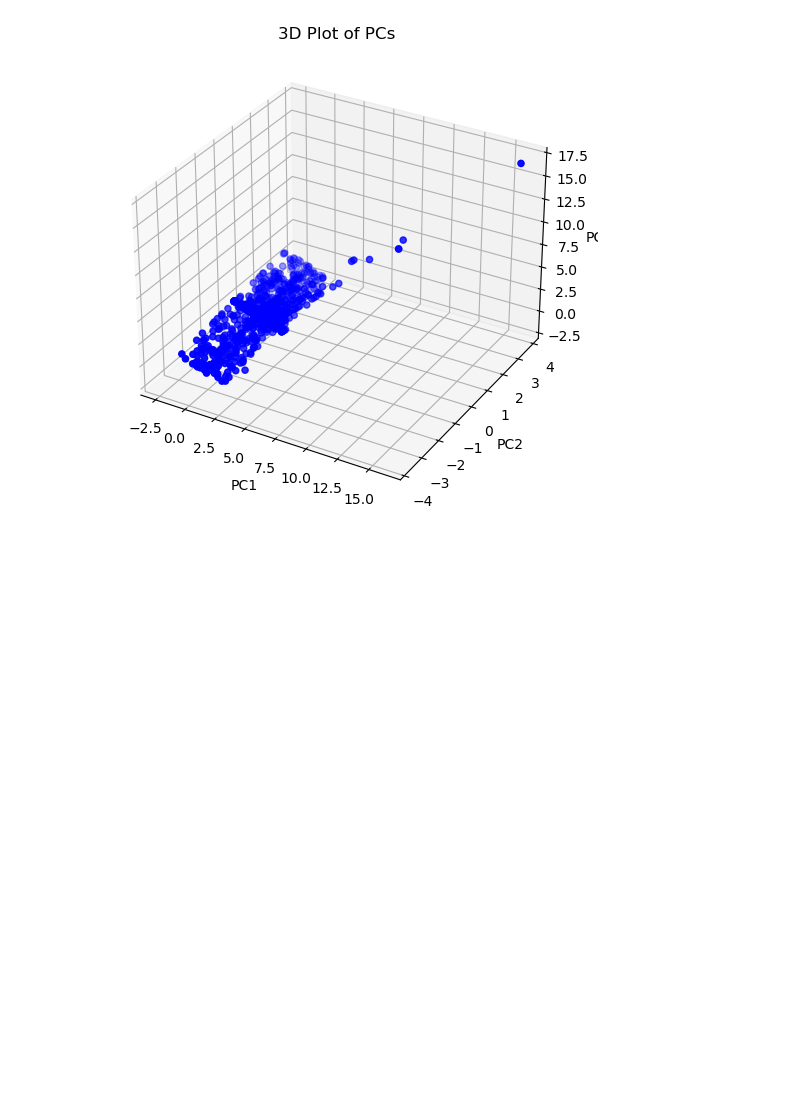
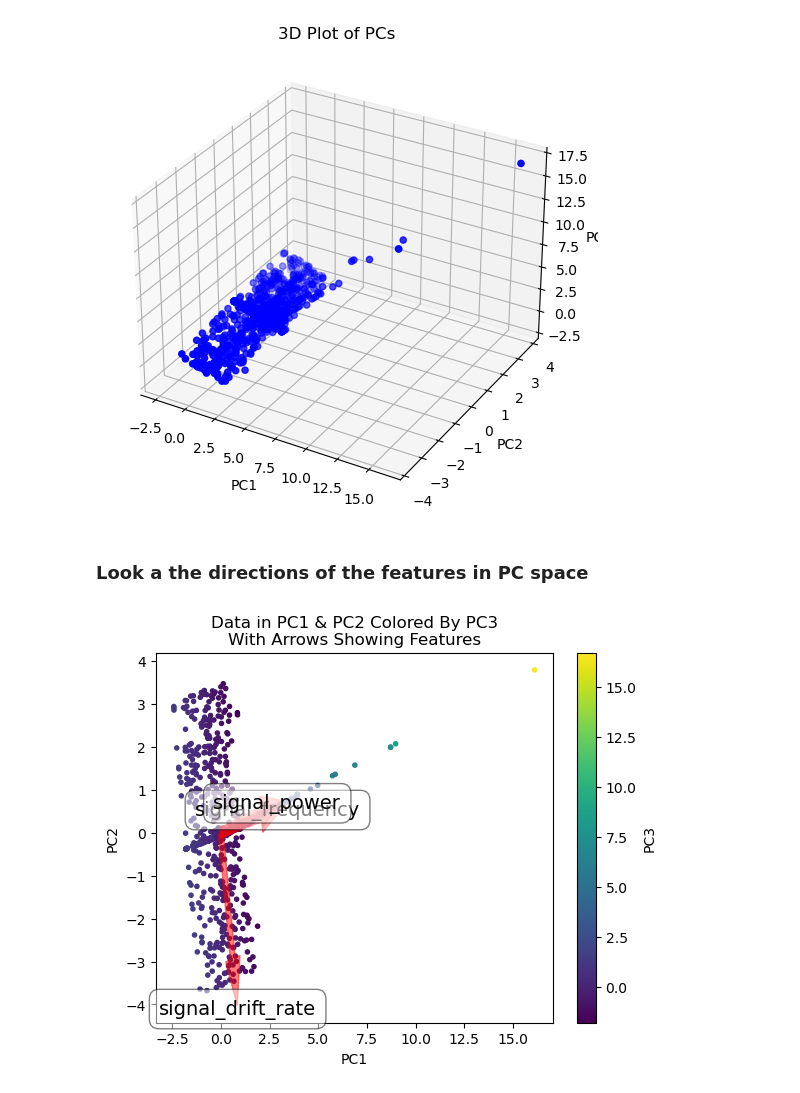
Before and after one commit to talonmyburgh/BL-COSMIC-HighFreq-Search, a Jupyter notebook: pca_exploration/pca_single_time_reduced.ipynb, the cells around one changed output. Cells and saved outputs as stored; diff of their text form; code cells hidden in the pictures; blank space fills up the shorter version.

```diff
--- a/pca_exploration/pca_single_time_reduced.ipynb
+++ b/pca_exploration/pca_single_time_reduced.ipynb
@@ -182,3 +243,26 @@ ax.set_title('3D Plot of PCs')
 plt.show()
 # %% [output]
 [figure]
+# %% [markdown]
+### Look a the directions of the features in PC space
+# %%
+# Show the directions of the original features on the biplot
+plt.scatter(principal_components[:, 0], principal_components[:, 1], marker=".", c=principal_components[:, 2])
+plt.colorbar(label="PC3")
+plt.xlabel("PC1")
+plt.ylabel("PC2")
+plt.title("Data in PC1 & PC2 Colored By PC3\nWith Arrows Showing Features")
+
+feature_directions = components.T # Each row is a feature (frequency, drift rate, etc) and column is its pc1, 2, 3 coordinate
+for i, feature in enumerate(data.columns):
+    arrow_length_scale = 3
+    plt.arrow(0, 0, feature_directions[i, 0] * arrow_length_scale, feature_directions[i, 1] * arrow_length_scale,
+              color='r', alpha=0.5, width=.25)
+    text_length_scale = arrow_length_scale * 1.4
+    plt.text(feature_directions[i, 0] * text_length_scale, feature_directions[i, 1] * text_length_scale, feature,
+             color='black', ha='center', va='center', size=14,
+             bbox=dict(facecolor='white', alpha=0.5, boxstyle='round,pad=0.5'))
+
+plt.show()
+# %% [output]
+[figure, added]
```
Also changed, not shown: parts of 18 cells of this notebook, 41 other files.
